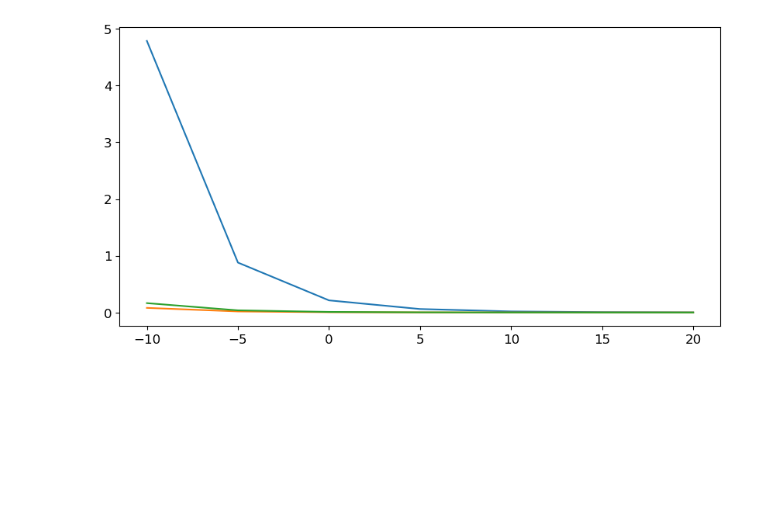
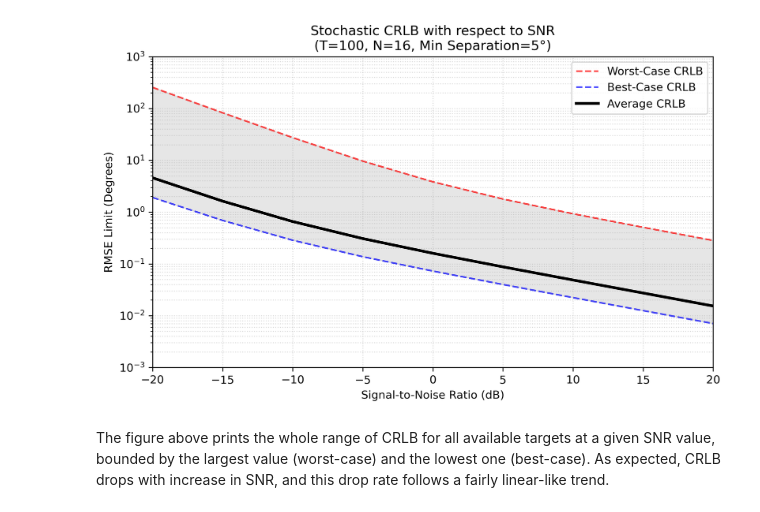
Before and after one commit to i-JRay-i/doa_estimation_tutorial, a Jupyter notebook: doa_05_crb.ipynb, the cells around one changed output. Saved outputs shown, nothing was run; the diff lists cells and outputs as text; code cells hidden in the pictures; blank space fills up the shorter version.

```diff
--- a/doa_05_crb.ipynb
+++ b/doa_05_crb.ipynb
@@ -142,18 +428,36 @@ Calculating SNR: 15 dB
 Calculation completed for SNR: 15 dB
 Calculating SNR: 20 dB
 Calculation completed for SNR: 20 dB
-# %%
-# Visualizing the data
-crb_per_snr_max = np.max(crb_vals_per_snr, axis=1);
-crb_per_snr_min = np.min(crb_vals_per_snr, axis=1);
-crb_per_snr_avg = np.average(crb_vals_per_snr, axis=1);
-
-plt.rcParams.update({"font.size": 12});
-
-plt.figure(figsize=(10, 5));
-plt.plot(snr_db_range, crb_per_snr_max);
-plt.plot(snr_db_range, crb_per_snr_min);
-plt.plot(snr_db_range, crb_per_snr_avg);
-plt.show();
-# %% [output]
-[figure, removed]
+# %%
+plt.figure(figsize=(8, 5), dpi=300);
+
+best_case_rmse = np.min(rmse_per_snr, axis=1);
+worst_case_rmse = np.max(rmse_per_snr, axis=1);
+average_rmse = np.mean(rmse_per_snr, axis=1);
+#average_rmse = np.sqrt(np.mean(crb_per_snr, axis=1));
+variance_rmse = np.sqrt(np.var(crb_per_snr, axis=1));
+
+plt.semilogy(snr_db_range, worst_case_rmse, 'r--', linewidth=1.5, label='Worst-Case CRLB', alpha=0.7);
+plt.semilogy(snr_db_range, best_case_rmse, 'b--', linewidth=1.5, label='Best-Case CRLB', alpha=0.7);
+plt.semilogy(snr_db_range, average_rmse, 'k-', linewidth=2.5, label='Average CRLB');
+
+# Visualization with a gradient area
+for alpha_val in np.linspace(0.05, 0.3, 10):        # Gradient effect for the area in between
+  plt.fill_between(snr_db_range, best_case_rmse, worst_case_rmse, color='gray', alpha=alpha_val/10);
+
+#plt.boxplot(rmse_per_snr.T, positions=snr_db_range, widths=1.0,
+#            patch_artist=True, showfliers=False,
+#            boxprops=dict(facecolor='white', color='black', alpha=0.6),
+#            medianprops=dict(color='orange', linewidth=2));
+
+plt.title(f'Stochastic CRLB with respect to SNR\n(T={T}, N={N}, Min Separation={ang_dist}°)');
+plt.xlim([-20,20]); plt.ylim([0.001, 1000]);
+plt.xlabel('Signal-to-Noise Ratio (dB)'); plt.ylabel('RMSE Limit (Degrees)');
+plt.grid(True, which="both", ls=":", alpha=0.5);
+plt.legend(loc='upper right');
+plt.tight_layout();
+plt.show();
+# %% [output]
+[figure, added]
+# %% [markdown]
+The figure above prints the whole range of CRLB for all available targets at a given SNR value, bounded by the largest value (worst-case) and the lowest one (best-case). As expected, CRLB drops with increase in SNR, and this drop rate follows a fairly linear-like trend.
```
Also changed, not shown: parts of 26 cells of this notebook, 11 other files.
